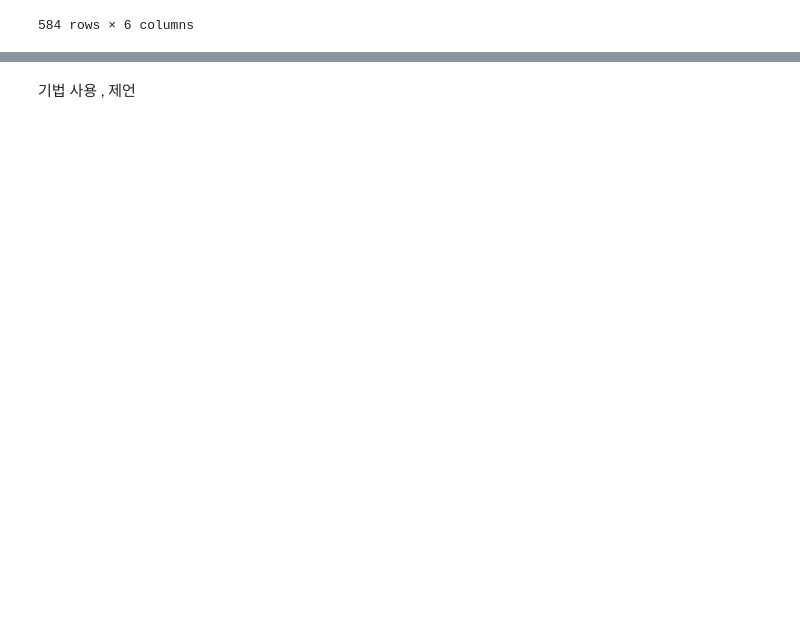
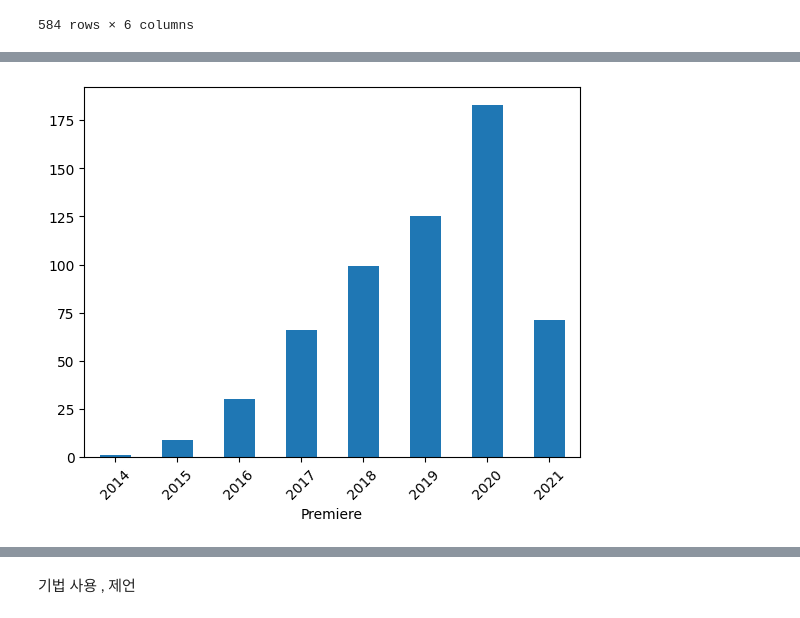
Before and after one commit to GRetriever/Data-Analysis-Project, a Jupyter notebook: Netflix/Netflix.ipynb, the cells around one changed output, grey strips where cells are left out. Drawn from its saved outputs; the diff is of its cells as text; code cells hidden in the pictures; blank space fills up the shorter version.

```diff
--- a/Netflix/Netflix.ipynb
+++ b/Netflix/Netflix.ipynb
@@ -60,5 +65,10 @@ df.sort_values(by='Premiere')
 # %%
-df.groupby(df['Premiere'].dt.to_period("Y")).size()
+# 6번
+
+df.groupby(df['Premiere'].dt.to_period("Y")).size().plot(kind='bar')
+_=plt.xticks(rotation=45)
 
 # 연도별 개봉 개수
+# %% [output]
+[figure, added]
 # %%
```
Also changed, not shown: parts of 35 cells of this notebook.
